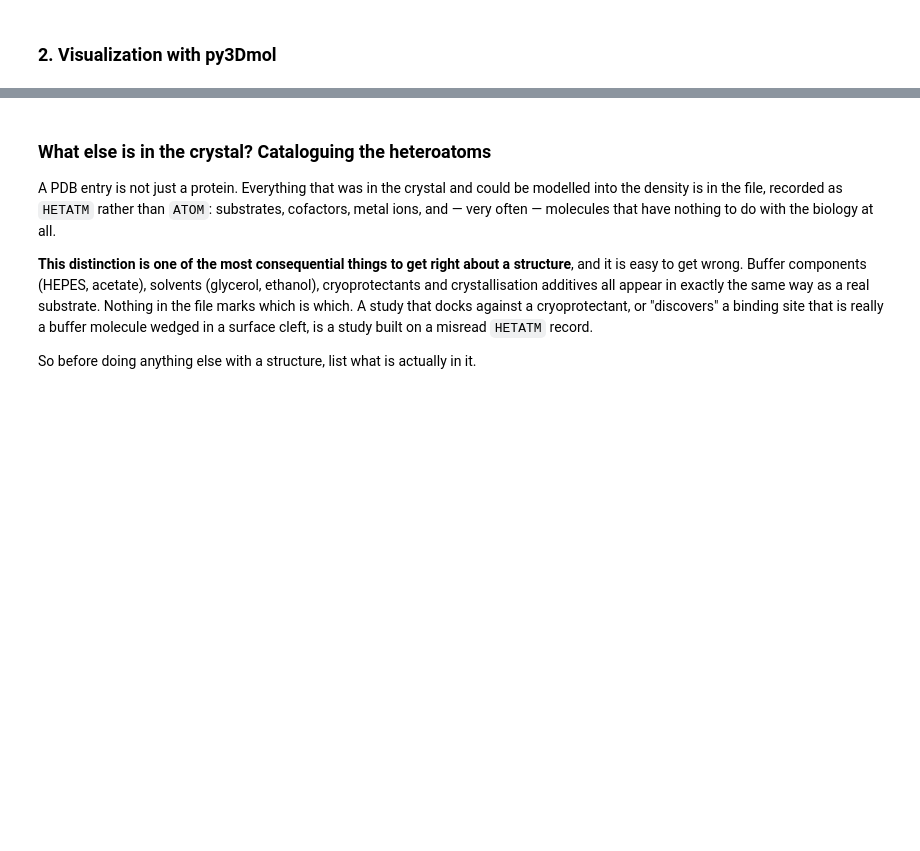
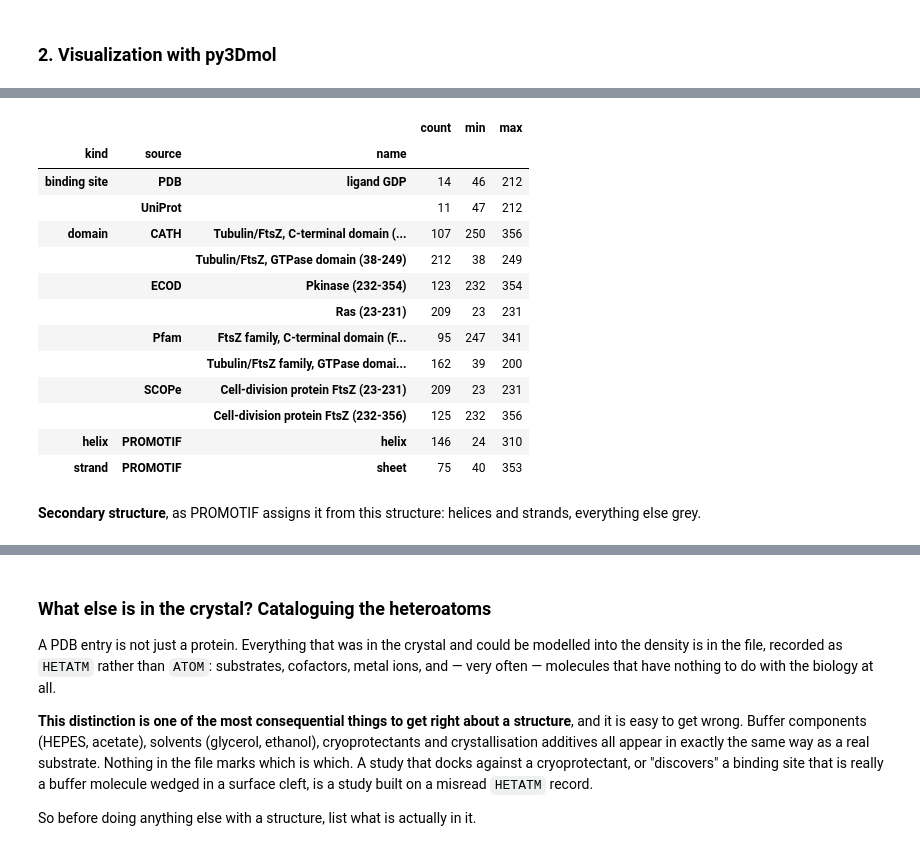
Before and after one commit to yerkoescalona/structural-bioinformatics-exercises, a Jupyter notebook: ex01/ex01_guide.ipynb, the cells around one changed output, grey strips where cells are left out. Cells and saved outputs as stored; diff of their text form; code cells hidden in the pictures; blank space fills up the shorter version.

```diff
--- a/ex01/ex01_guide.ipynb
+++ b/ex01/ex01_guide.ipynb
@@ -373,0 +415,20 @@ atoms_df.head()
+# %%
+features.groupby(["kind", "source", "name"])["residue"].agg(["count", "min", "max"])
+# %% [output]
+|  |  |  | count | min | max |
+| kind | source | name |  |  |  |
+| binding site | PDB | ligand GDP | 14 | 46 | 212 |
+|  | UniProt |  | 11 | 47 | 212 |
+| domain | CATH | Tubulin/FtsZ, C-terminal domain (... | 107 | 250 | 356 |
+|  |  | Tubulin/FtsZ, GTPase domain (38-249) | 212 | 38 | 249 |
+|  | ECOD | Pkinase (232-354) | 123 | 232 | 354 |
+|  |  | Ras (23-231) | 209 | 23 | 231 |
+|  | Pfam | FtsZ family, C-terminal domain (F... | 95 | 247 | 341 |
+|  |  | Tubulin/FtsZ family, GTPase domai... | 162 | 39 | 200 |
+|  | SCOPe | Cell-division protein FtsZ (23-231) | 209 | 23 | 231 |
+|  |  | Cell-division protein FtsZ (232-356) | 125 | 232 | 356 |
+| helix | PROMOTIF | helix | 146 | 24 | 310 |
+| strand | PROMOTIF | sheet | 75 | 40 | 353 |
+# %% [markdown]
+**Secondary structure**, as PROMOTIF assigns it from this structure: helices and strands,
+everything else grey.
```
Also changed, not shown: parts of 74 cells of this notebook, 2 other files.
